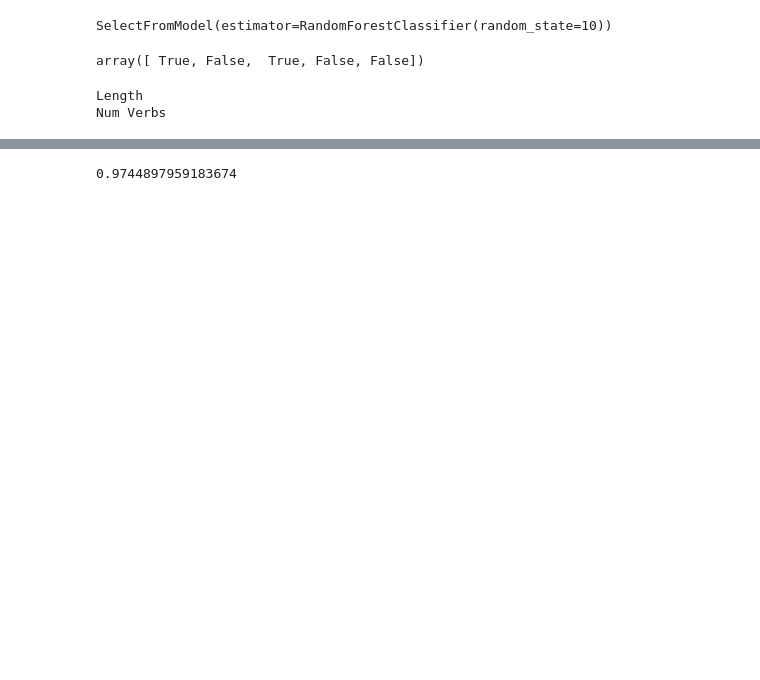
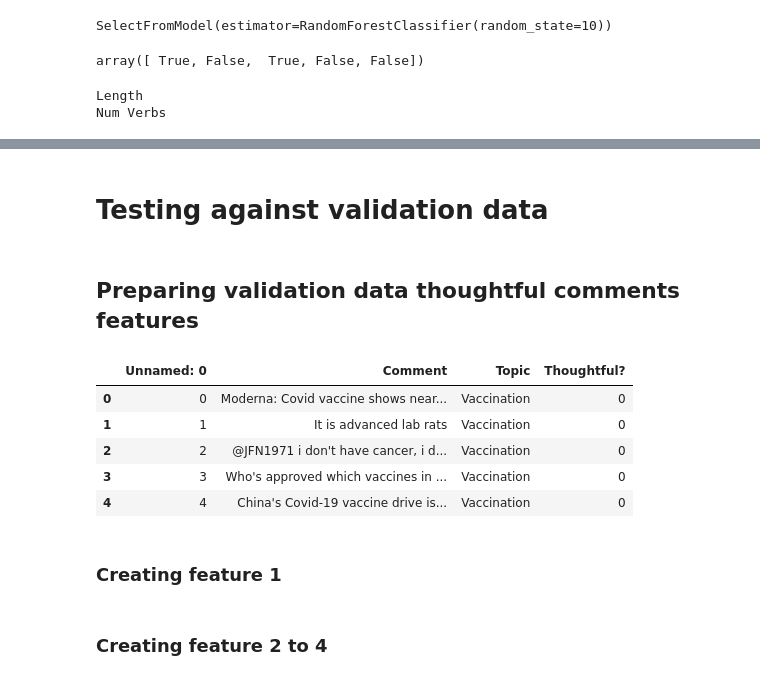
Before and after one commit to CJianYu98/Covid-19-Singapore-Analysis, a Jupyter notebook: Data Preparation/Thoughtful Comments Model/thoughtful_comment_model.ipynb, the cells around one changed output, grey strips where cells are left out. Drawn from its saved outputs; the diff is of its cells as text; code cells hidden in the pictures; blank space fills up the shorter version.

Commit message:
thoughtful comments modelling

```diff
--- a/Data Preparation/Thoughtful Comments Model/thoughtful_comment_model.ipynb
+++ b/Data Preparation/Thoughtful Comments Model/thoughtful_comment_model.ipynb
@@ -459,12 +438,20 @@ accuracy_score(y_test,predictions)
-# %%
-model = LogisticRegression()
-
-X_train = best_train_set[["Length", "Num Verbs", 'Average Loglikelihood', 'Relevance score', 'Num Discourse Relations']]
-y_train = best_train_set["Thoughtful?"]
-X_test = best_test_set[["Length", "Num Verbs", 'Average Loglikelihood', 'Relevance score', 'Num Discourse Relations']]
-y_test = best_test_set["Thoughtful?"]
-model.fit(X_train, y_train)
-predictions = model.predict(X_test)
-accuracy_score(y_test,predictions)
-# %% [output]
-0.9744897959183674
+# %% [markdown]
+# Testing against validation data
+# %% [markdown]
+## Preparing validation data thoughtful comments features
+# %%
+path_parent = os.path.dirname(os.path.dirname(os.getcwd()))
+file_path = f'{path_parent}/Data/Thoughtful Comments/validation_comments.xls'
+# %%
+validation_df = pd.read_excel(file_path)
+# %%
+validation_df.head()
+# %% [output]
+|  | Unnamed: 0 | Comment | Topic | Thoughtful? |
+| 0 | 0 | Moderna: Covid vaccine shows near... | Vaccination | 0 |
+| 1 | 1 | It is advanced lab rats | Vaccination | 0 |
+| 2 | 2 | @JFN1971 i don't have cancer, i d... | Vaccination | 0 |
+| 3 | 3 | Who's approved which vaccines in ... | Vaccination | 0 |
+| 4 | 4 | China's Covid-19 vaccine drive is... | Vaccination | 0 |
+# %% [markdown]
+### Creating feature 1
@@ -470,0 +467,2 @@ accuracy_score(y_test,predictions)
+# %% [markdown]
+### Creating feature 2 to 4
```
Also changed, not shown: parts of 44 cells of this notebook, 7 other files.
